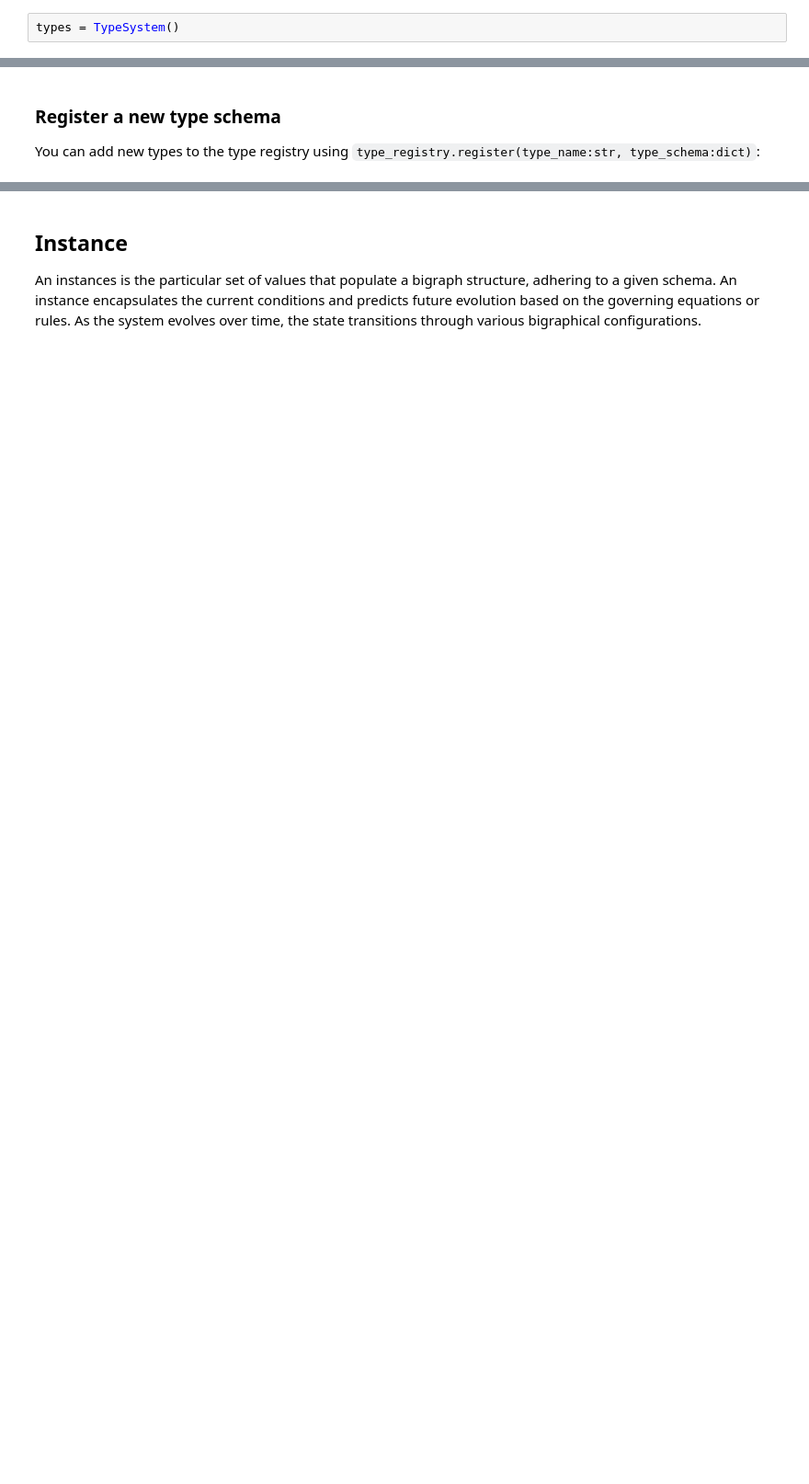
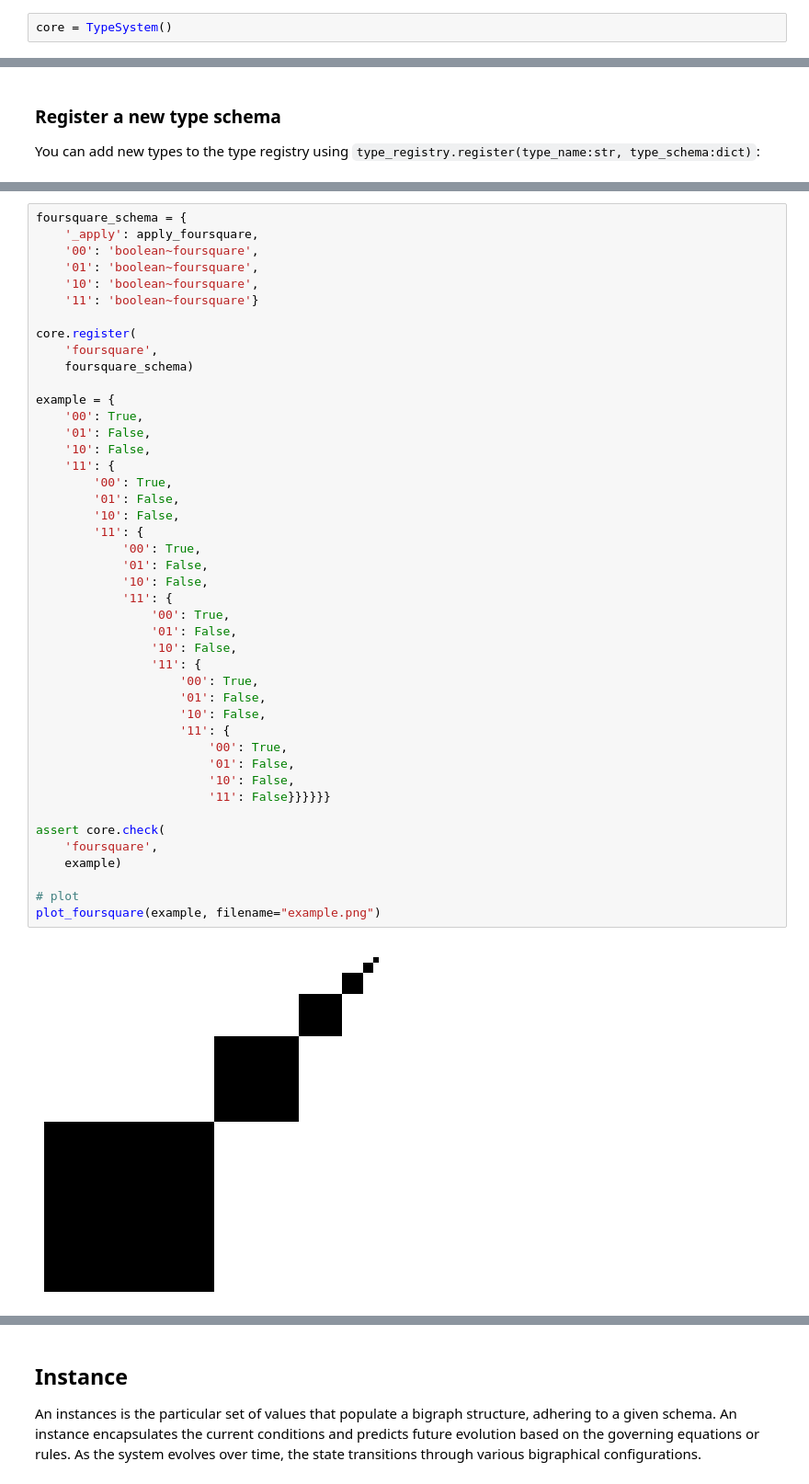
Before and after one commit to vivarium-collective/bigraph-schema, a Jupyter notebook: notebooks/demo.ipynb, the cells around one changed output, grey strips where cells are left out. Shown: that part at 92% size. Drawn from its saved outputs; the diff is of its cells as text; blank space fills up the shorter version.

Commit message:
update demo notebook with foursquare

```diff
--- a/notebooks/demo.ipynb
+++ b/notebooks/demo.ipynb
@@ -37,2 +30,2 @@ TODO: how do we register new types, serializers, deserializers, etc?
 # %%
-types = TypeSystem()
+core = TypeSystem()
@@ -254,0 +177,46 @@ NameError: name 'plot_foursquare' is not defined
+# %%
+foursquare_schema = {
+    '_apply': apply_foursquare,
+    '00': 'boolean~foursquare',
+    '01': 'boolean~foursquare',
+    '10': 'boolean~foursquare',
+    '11': 'boolean~foursquare'}
+
+core.register(
+    'foursquare',
+    foursquare_schema)
+
+example = {
+    '00': True,
+    '01': False,
+    '10': False,
+    '11': {
+        '00': True,
+        '01': False,
+        '10': False,
+        '11': {
+            '00': True,
+            '01': False,
+            '10': False,
+            '11': {
+                '00': True,
+                '01': False,
+                '10': False,
+                '11': {
+                    '00': True,
+                    '01': False,
+                    '10': False,
+                    '11': {
+                        '00': True,
+                        '01': False,
+                        '10': False,
+                        '11': False}}}}}}
+
+assert core.check(
+    'foursquare',
+    example)
+
+# plot
+plot_foursquare(example, filename="example.png")
+# %% [output]
+[figure, added]
```
Also changed, not shown: parts of 21 cells of this notebook, 1 other file.
